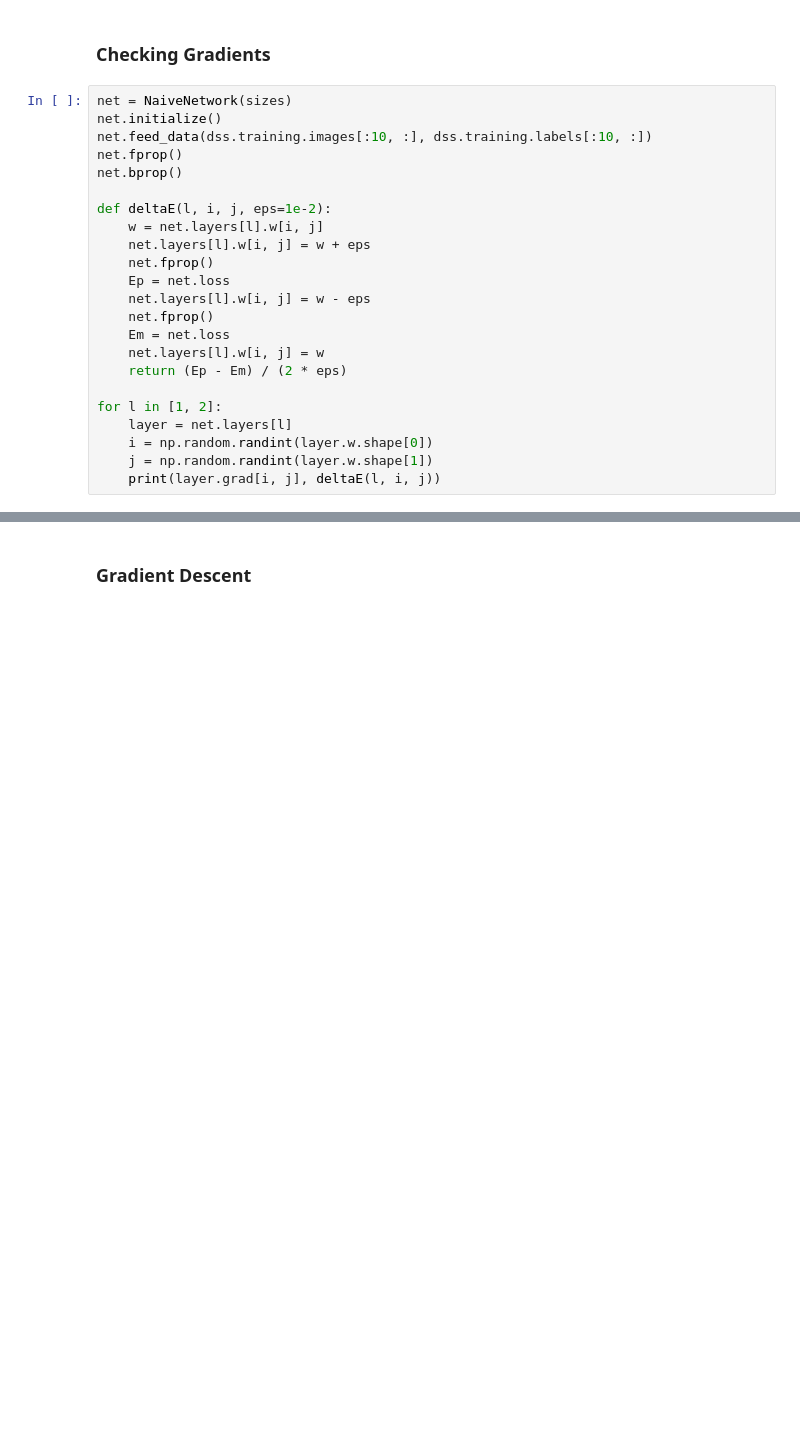
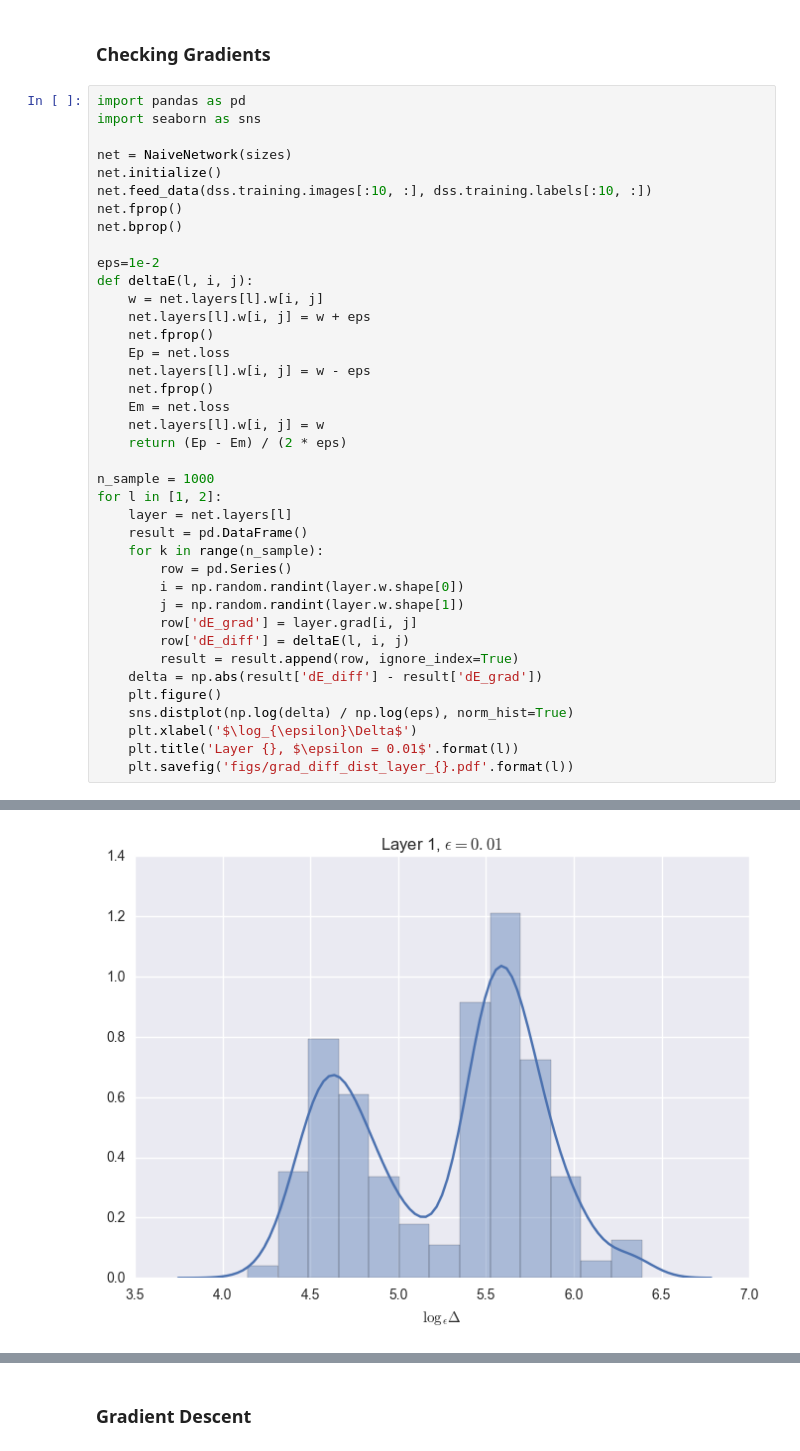
Before and after one commit to qobilidop/CSE-253-PA, a Jupyter notebook: 2/solution.ipynb, the cells around one changed output, grey strips where cells are left out. Saved outputs shown, nothing was run; the diff lists cells and outputs as text; blank space fills up the shorter version.

```diff
--- a/2/solution.ipynb
+++ b/2/solution.ipynb
@@ -73,13 +94,17 @@ Test set size: 10000
 # %% [markdown]
 ### Checking Gradients
 # %%
+import pandas as pd
+import seaborn as sns
+
 net = NaiveNetwork(sizes)
 net.initialize()
 net.feed_data(dss.training.images[:10, :], dss.training.labels[:10, :])
 net.fprop()
 net.bprop()
 
-def deltaE(l, i, j, eps=1e-2):
+eps=1e-2
+def deltaE(l, i, j):
     w = net.layers[l].w[i, j]
     net.layers[l].w[i, j] = w + eps
     net.fprop()
@@ -90,9 +115,21 @@ def deltaE(l, i, j, eps=1e-2):
     net.layers[l].w[i, j] = w
     return (Ep - Em) / (2 * eps)
 
+n_sample = 1000
 for l in [1, 2]:
     layer = net.layers[l]
-    i = np.random.randint(layer.w.shape[0])
-    j = np.random.randint(layer.w.shape[1])
-    print(layer.grad[i, j], deltaE(l, i, j))
+    result = pd.DataFrame()
+    for k in range(n_sample):
+        row = pd.Series()
+        i = np.random.randint(layer.w.shape[0])
+        j = np.random.randint(layer.w.shape[1])
+        row['dE_grad'] = layer.grad[i, j]
+        row['dE_diff'] = deltaE(l, i, j)
+        result = result.append(row, ignore_index=True)
+    delta = np.abs(result['dE_diff'] - result['dE_grad'])
+    plt.figure()
+    sns.distplot(np.log(delta) / np.log(eps), norm_hist=True)
+    plt.xlabel('$\log_{\epsilon}\Delta$')
+    plt.title('Layer {}, $\epsilon = 0.01$'.format(l))
+    plt.savefig('figs/grad_diff_dist_layer_{}.pdf'.format(l))
 # %% [output]
@@ -100,0 +136 @@ for l in [1, 2]:
+[figure, added]
```
Also changed, not shown: parts of 13 cells of this notebook.
